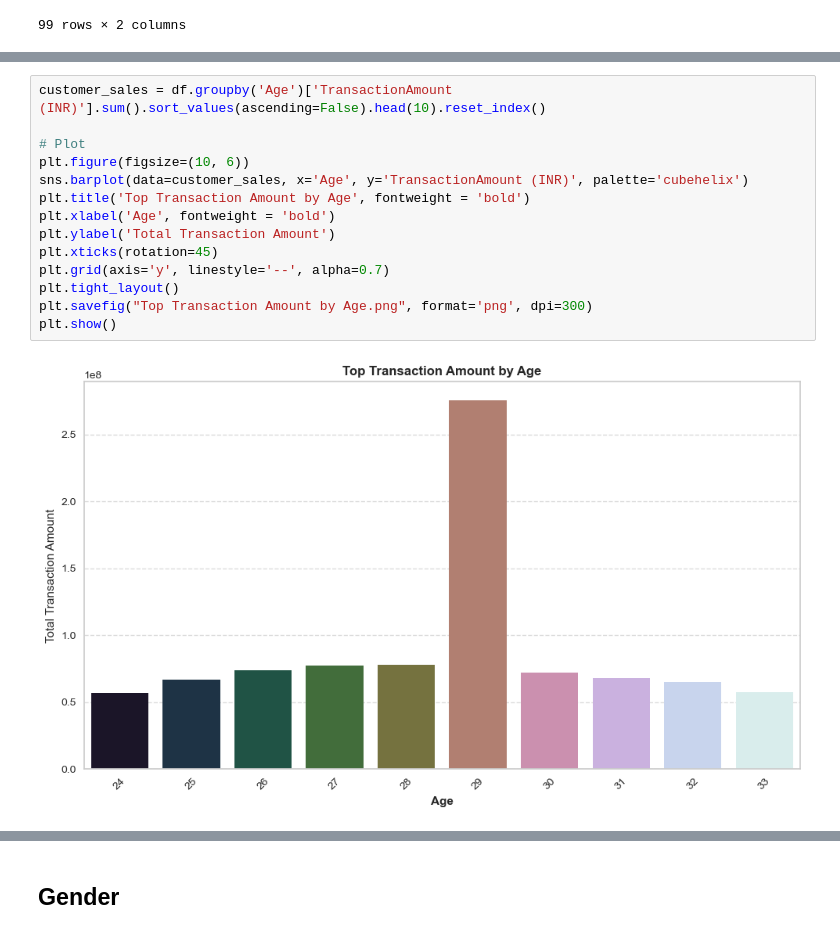
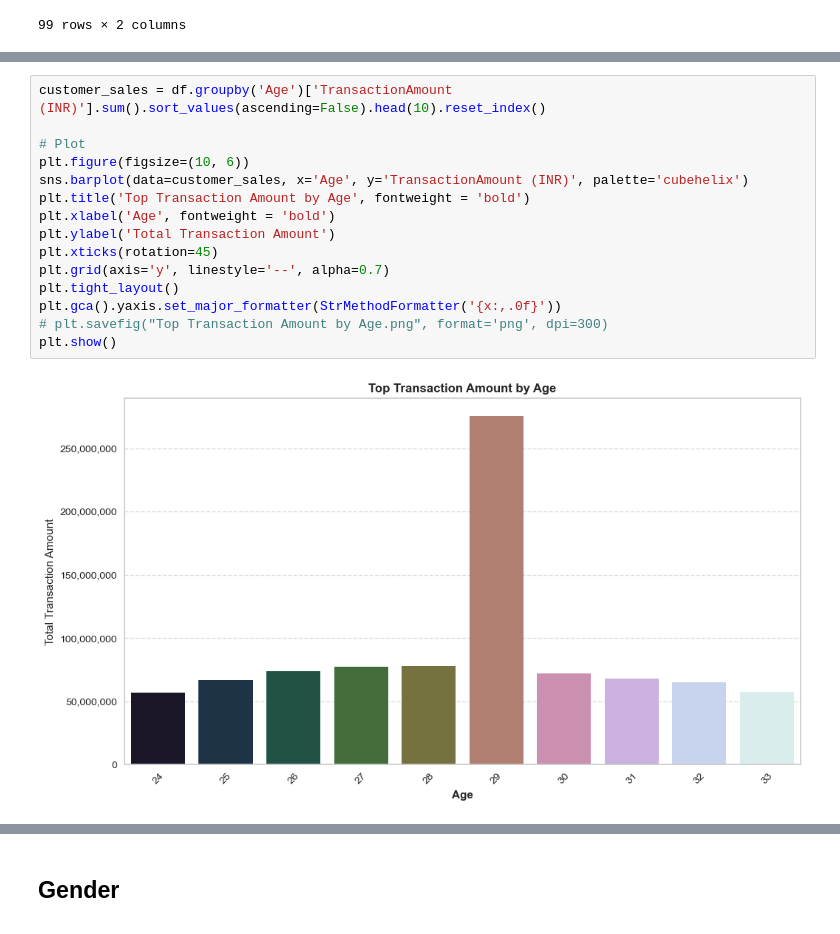
Before and after one commit to Halimat92/Optimizing-Retail-Banking-Strategies-, a Jupyter notebook: Optimizing_Retail_Banking_Strategies.ipynb, the cells around one changed output, grey strips where cells are left out. Cells and saved outputs as stored; diff of their text form.

```diff
--- a/Optimizing_Retail_Banking_Strategies.ipynb
+++ b/Optimizing_Retail_Banking_Strategies.ipynb
@@ -297,19 +300,20 @@ plt.show()
 # %%
 customer_sales = df.groupby('Age')['TransactionAmount (INR)'].sum().sort_values(ascending=False).head(10).reset_index()
 
 # Plot
 plt.figure(figsize=(10, 6))
 sns.barplot(data=customer_sales, x='Age', y='TransactionAmount (INR)', palette='cubehelix')
 plt.title('Top Transaction Amount by Age', fontweight = 'bold')
 plt.xlabel('Age', fontweight = 'bold')
 plt.ylabel('Total Transaction Amount')
 plt.xticks(rotation=45)
 plt.grid(axis='y', linestyle='--', alpha=0.7)
 plt.tight_layout()
-plt.savefig("Top Transaction Amount by Age.png", format='png', dpi=300)
+plt.gca().yaxis.set_major_formatter(StrMethodFormatter('{x:,.0f}'))
+# plt.savefig("Top Transaction Amount by Age.png", format='png', dpi=300)
 plt.show()
 # %% [output]
-[figure, old version]
+[figure, new version]
 # %%
 customer_sales = df.groupby('Age')['TransactionAmount (INR)'].sum().sort_values(ascending=False).tail(5).reset_index()
 
```
Also changed, not shown: parts of 43 cells of this notebook.
